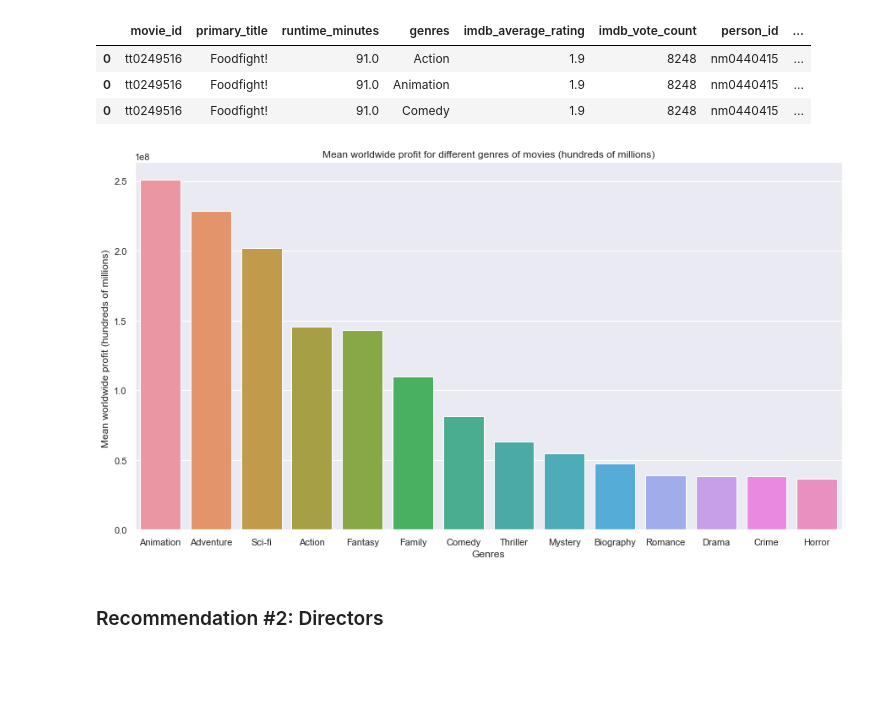
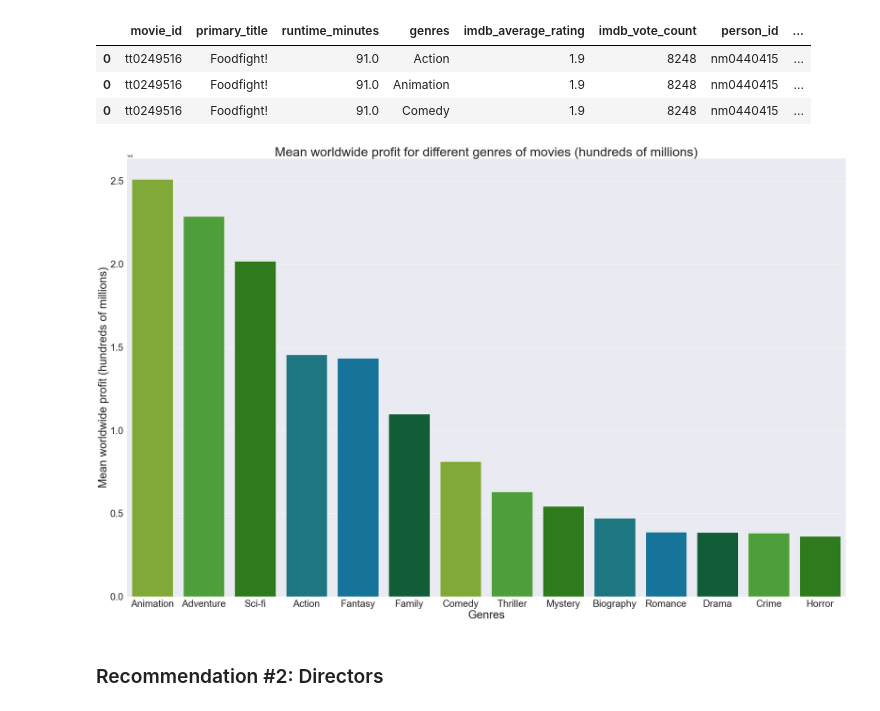
Before and after one commit to abwilliamss/AIAcademy-capstone, a Jupyter notebook: AI Academy Capstone Project.ipynb, the cells around one changed output. Saved outputs shown, nothing was run; the diff lists cells and outputs as text; code cells hidden in the pictures; blank space fills up the shorter version.

```diff
--- a/AI Academy Capstone Project.ipynb
+++ b/AI Academy Capstone Project.ipynb
@@ -94,16 +95,15 @@ popularity
 There is a slightly positive correlation between popularity and worldwide profit.
 # %%
 # scatterplot showing the relationship between "popularity" and "worldwide_profit"
-sns.scatterplot(y=final_master_df['popularity'], x=final_master_df['worldwide_profit'])
+plt.figure(figsize=(20, 15))
+sns.regplot(y=final_master_df['popularity'], x=final_master_df['worldwide_profit'],
+               scatter_kws={"color": "#86BC25"}, line_kws={"color": "#26890D"})
 
 # set barplot title and axes labels
 plt.title(label = "Scatterplot of Popularity vs Worldwide Profit", fontsize=40)
 plt.xlabel("Popularity (0-100)", fontsize=35)
 plt.ylabel("Worldwide Profit (in hundreds of millions)", fontsize=35)
 
-# set barplot figure size
-sns.set(rc={'figure.figsize':(20,20)})
-
 # set x and y tick size
 plt.xticks(size = 30)
 plt.yticks(size = 30);
@@ -129,39 +129,49 @@ comedy = final[final['genres'] == 'Comedy'].mean()
 action = final[final['genres'] == 'Action'].mean()
 animation = final[final['genres'] == 'Animation'].mean()
 drama = final[final['genres'] == 'Drama'].mean()
 horror = final[final['genres'] == 'Horror'].mean()
 mystery = final[final['genres'] == 'Mystery'].mean()
 scifi = final[final['genres'] == 'Sci-Fi'].mean()
 adventure = final[final['genres'] == 'Adventure'].mean()
 romance = final[final['genres'] == 'Romance'].mean()
 thriller = final[final['genres'] == 'Thriller'].mean()
 crime = final[final['genres'] == 'Crime'].mean()
 biography = final[final['genres'] == 'Biography'].mean()
 fantasy = final[final['genres'] == 'Fantasy'].mean()
 family = final[final['genres'] == 'Family'].mean()
 
 
 # create dictionary of genres and means
 genre_profit = {"Comedy":comedy, "Action": action, "Animation": animation, "Drama": drama, "Horror": horror,
                "Mystery": mystery, "Sci-fi": scifi, "Adventure": adventure, "Romance": romance, "Thriller": thriller,
                 "Crime": crime, "Biography": biography, "Fantasy": fantasy, "Family": family}
 
 # create a dataframe from the dictionary above
 mean_df = pd.DataFrame(genre_profit)
 
 # get worldwide profit; sort and prepare for graph below
 genres = mean_df.iloc[[10]]
 genres = genres.T.sort_values("worldwide_profit", ascending=False)
 genres = genres.reset_index()
 
 # graph mean worldwide profit for different genres of movies
-plt.figure(figsize=(15, 8))
-sns.barplot(x="index", y="worldwide_profit", data=genres)
-plt.xlabel('Genres')
-plt.ylabel('Mean worldwide profit (hundreds of millions) ')
-plt.title('Mean worldwide profit for different genres of movies (hundreds of millions)');
+colors = ['#86BC25', '#43B02A', '#26890D', '#0D8390',
+          '#007CB0', '#046A38', '#86BC25','#43B02A',
+          '#26890D', '#0D8390', '#007CB0', '#046A38',
+          '#43B02A', '#26890D']
+plt.figure(figsize=(40, 25))
+sns.barplot(x="index", y="worldwide_profit", data=genres, palette = colors)
+
+# set barplot title and axes labels
+plt.xlabel('Genres', fontsize = 35)
+plt.ylabel('Mean worldwide profit (hundreds of millions)', fontsize = 35)
+plt.title('Mean worldwide profit for different genres of movies (hundreds of millions)', fontsize = 40);
+
+# set x and y tick size
+plt.xticks(size = 30)
+plt.yticks(size = 30);
 # %% [output]
-[figure, old version]
+[figure, new version]
 # %% [markdown]
 ### Recommendation #2: Directors
 # %%
```
Also changed, not shown: parts of 5 cells of this notebook.
